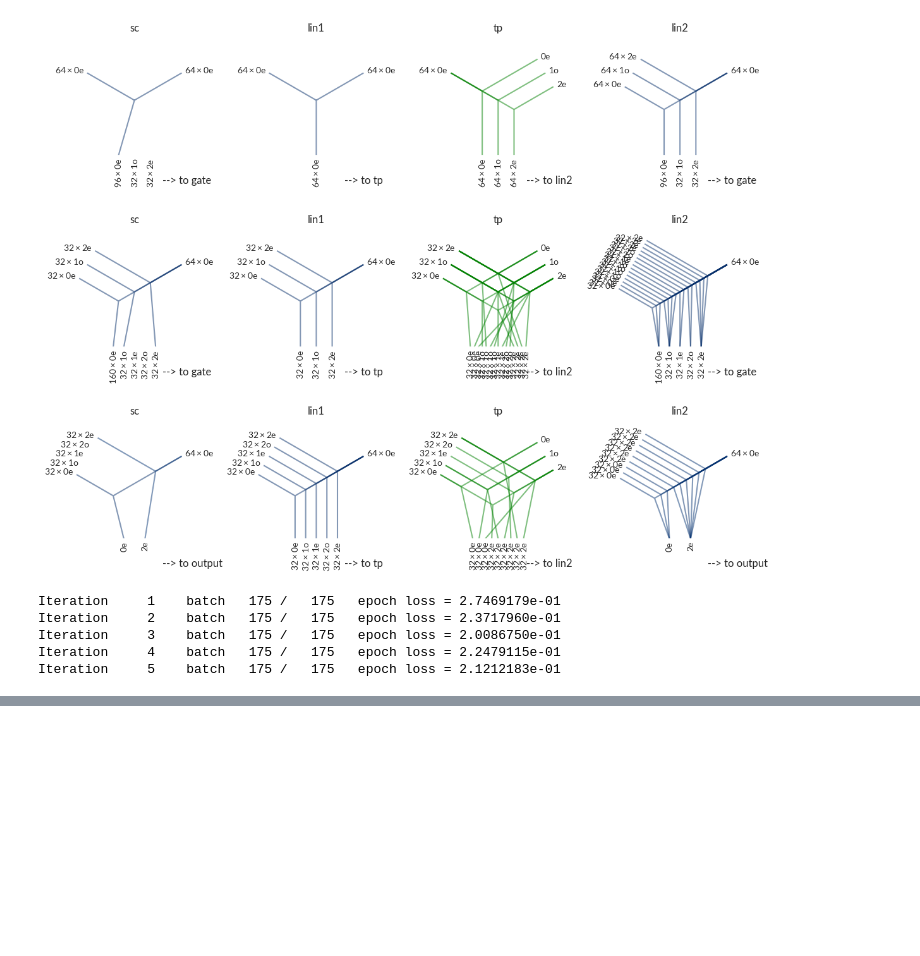
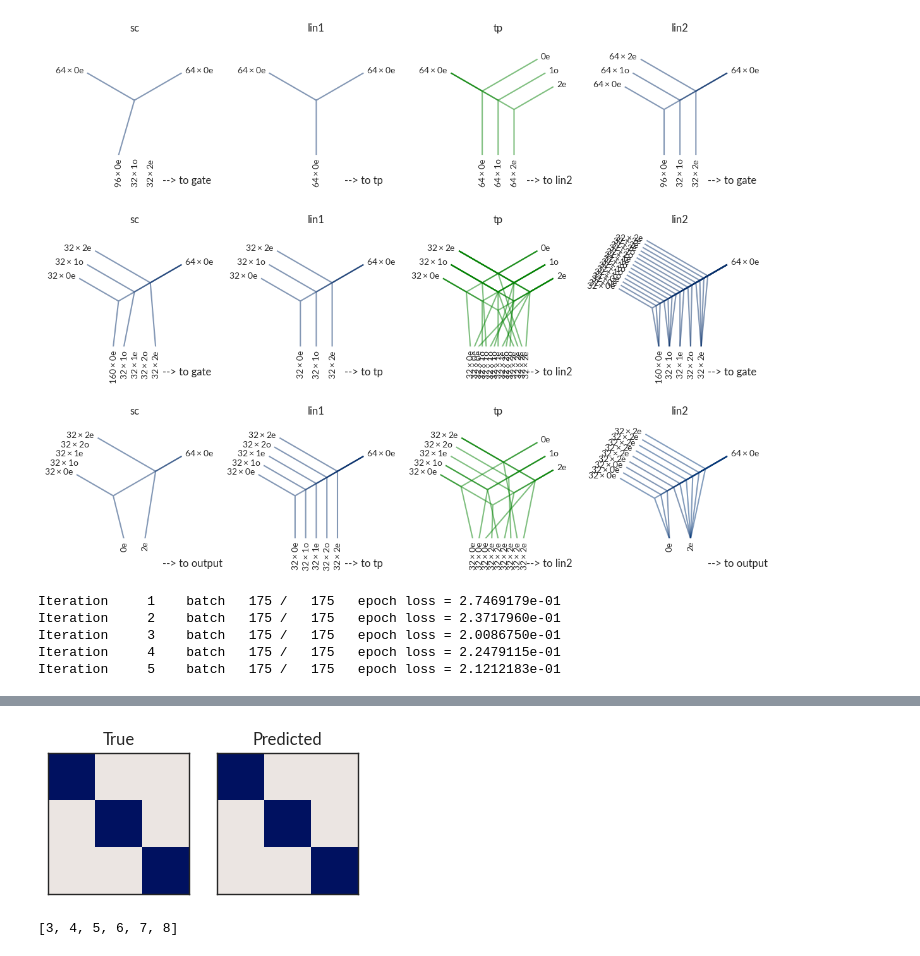
Before and after one commit to ninarina12/VibraNT, a Jupyter notebook: dielectric.ipynb, the cells around one changed output, grey strips where cells are left out. Cells and saved outputs as stored; diff of their text form; code cells hidden in the pictures; blank space fills up the shorter version.

```diff
--- a/dielectric.ipynb
+++ b/dielectric.ipynb
@@ -372,0 +414,37 @@ for k, (idx, dset) in enumerate(zip([process.idx_train, process.idx_valid, proce
+# %%
+i_specie = 0
+
+entry = crd.data.iloc[i_struct]
+data = entry['input']
+steps = np.linspace(-0.1,0.1,7)
+X, Y = np.meshgrid(steps, steps)
+
+data_list = []
+pos_new = torch.zeros_like(data.pos)
+for i, j in zip(X.ravel(), Y.ravel()):
+    pos_new[i_specie,0] = i
+    pos_new[i_specie,-1] = j
+    data_new = data.clone()
+    data_new.pos += pos_new
+    data_list.append(data_new)
+
+i_orig = len(data_list)//2
+# %%
+#x = tg.data.Batch.from_data_list(crd.data.iloc[10:11]['input'].tolist())
+x = tg.data.Batch.from_data_list(data_list)
+x.pos.requires_grad = True
+y = process.tij.to_cartesian(enn(x.to(device)), process.rtp.to(device))
+# %%
+fig, ax = plt.subplots(1,2, figsize=(4,2), sharey=True)
+vmax = np.abs(entry.diel).max()
+
+ax[0].imshow(entry.diel, cmap=cm.vik_r, vmin=-vmax, vmax=vmax)
+ax[0].set_title('True')
+
+ax[1].imshow(y[i_orig].detach().cpu(), cmap=cm.vik_r, vmin=-vmax, vmax=vmax)
+ax[1].set_title('Predicted')
+
+ax[0].set_xticks([]); ax[1].set_xticks([])
+ax[0].set_yticks([]); ax[1].set_yticks([]);
+# %% [output]
+[figure, added]
@@ -372,0 +458,4 @@ for k, (idx, dset) in enumerate(zip([process.idx_train, process.idx_valid, proce
+# %%
+entry.active
+# %% [output]
+[3, 4, 5, 6, 7, 8]
```
Also changed, not shown: parts of 16 cells of this notebook, 5 other files.
